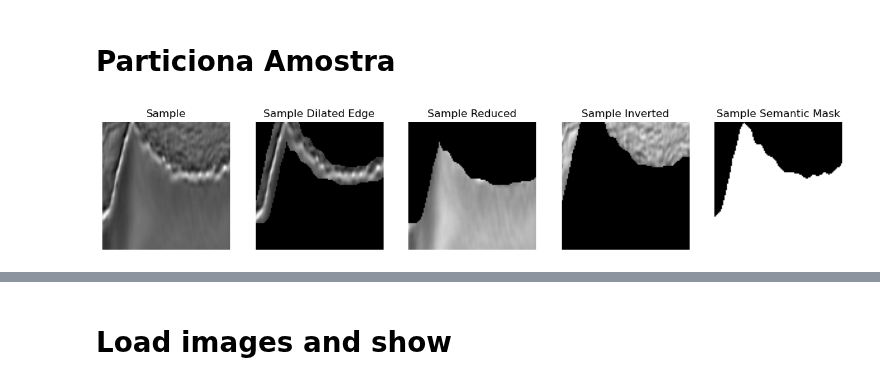
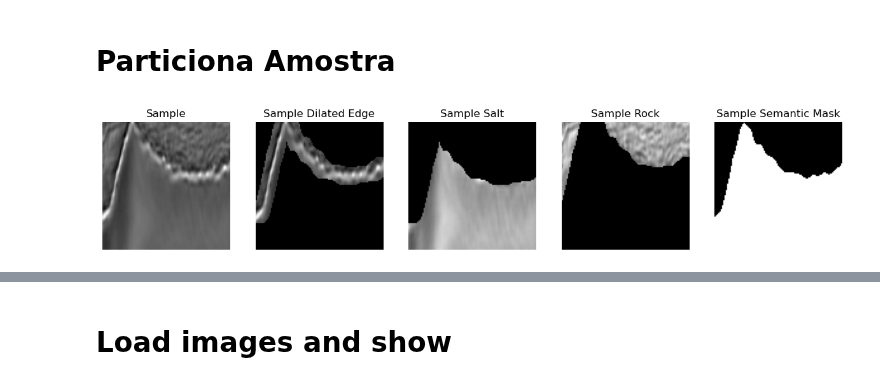
Before and after one commit to lucterres/textureSSD, a Jupyter notebook: suport/msk morf ops.ipynb, the cells around one changed output, grey strips where cells are left out. Cells and saved outputs as stored; diff of their text form; code cells hidden in the pictures.

```diff
--- a/suport/msk morf ops.ipynb
+++ b/suport/msk morf ops.ipynb
@@ -149,8 +159,8 @@ pm.showImages([dilated_edge, zone0, zone1, generat_mask], ["Dilated Edge", "Zone
 # Particiona Amostra
 # %%
 sample_dilated_edge, sample_reduced, sample_inverted = pm.sampleBreak(sample, sample_semantic_mask)
-pm.showImages([sample, sample_dilated_edge, sample_reduced, sample_inverted, sample_semantic_mask], ["Sample","Sample Dilated Edge", "Sample Reduced", "Sample Inverted", "Sample Semantic Mask"], (15,15))
+pm.showImages([sample, sample_dilated_edge, sample_reduced, sample_inverted, sample_semantic_mask], ["Sample","Sample Dilated Edge", "Sample Salt", "Sample Rock", "Sample Semantic Mask"], (15,15))
 # %% [output]
-[figure, old version]
+[figure, new version]
 # %%
 pm.showImages([dilated_edge, zone0, zone1, generat_mask, sample], ["Dilated Edge", "Zone 0", "Zone 1", "Generated Mask", "Sample"], (15,15))
```
Also changed, not shown: parts of 8 cells of this notebook, 4 other files.
